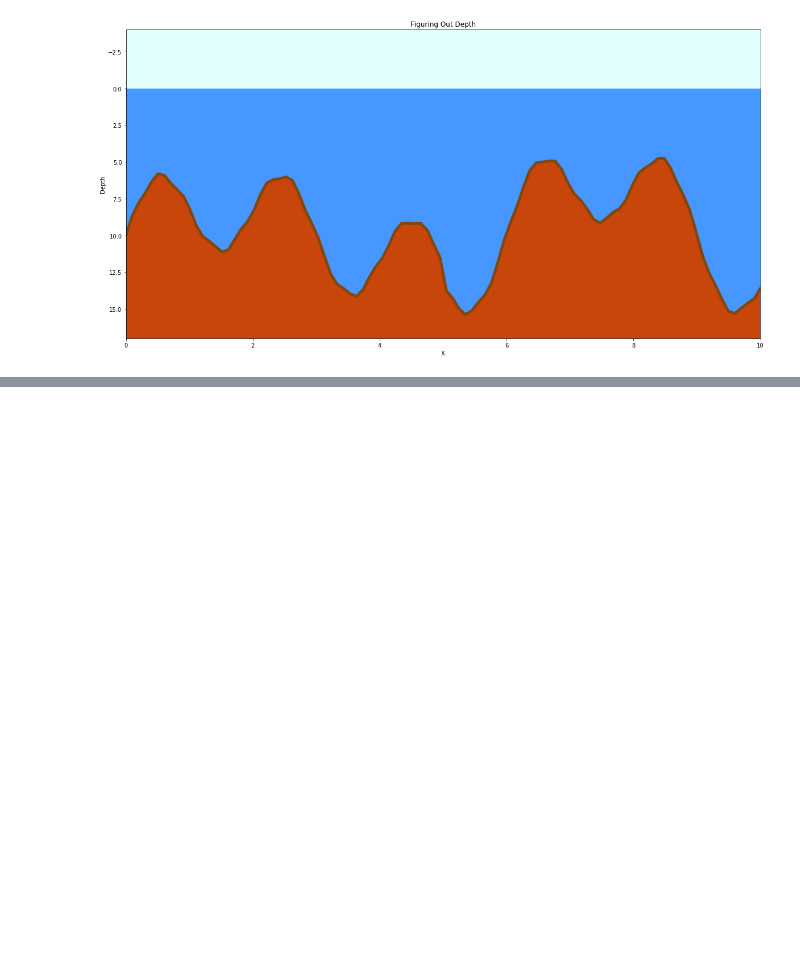
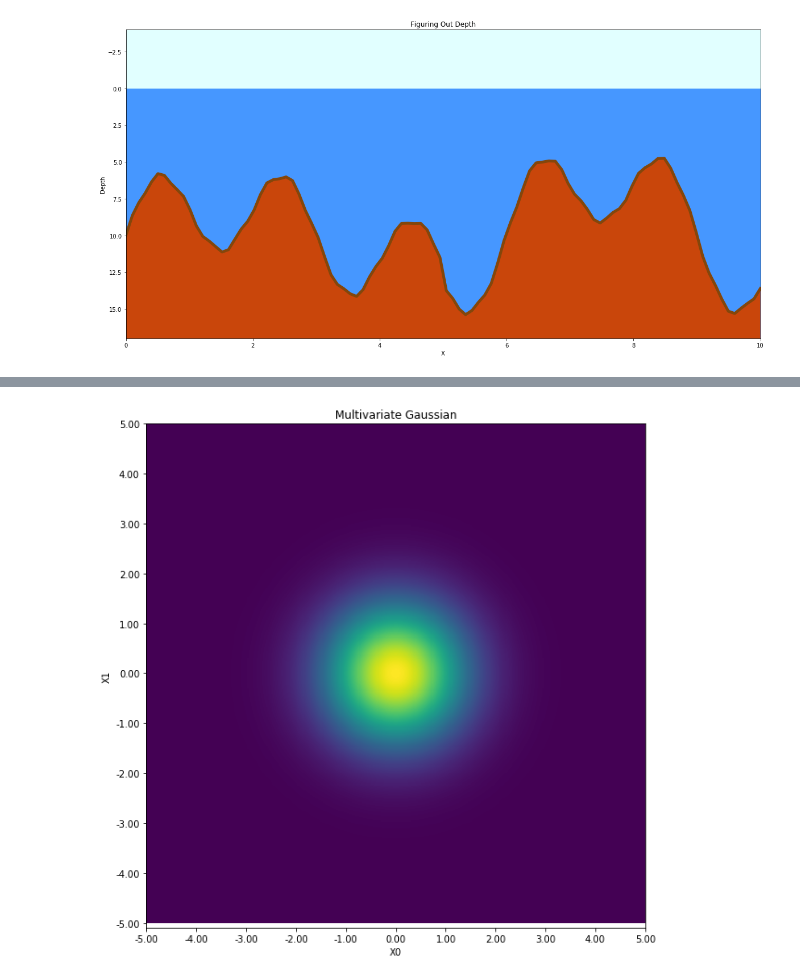
Before and after one commit to Keyrat06/Gaussian_Processes, a Jupyter notebook: Simple Live Example.ipynb, the cells around one changed output, grey strips where cells are left out. Cells and saved outputs as stored; diff of their text form; code cells hidden in the pictures; blank space fills up the shorter version.

```diff
--- a/Simple Live Example.ipynb
+++ b/Simple Live Example.ipynb
@@ -69,0 +93,48 @@ plt.show()
+# %%
+def gkern(mu, sigma, im_size=512, num_std = (5,5)):
+
+
+    def gkern(mu, sigma, im_size, x0_space, x1_space):
+        xx_0, xx_1 = np.meshgrid(x0_space, x1_space)
+        pos = np.array([xx_0,xx_1]).T
+        n = 2
+        Sigma_det = np.linalg.det(sigma)
+        Sigma_inv = np.linalg.inv(sigma)
+        N = np.sqrt((2*np.pi)**n * Sigma_det)
+        fac = np.einsum('...k,kl,...l->...', pos-mu, Sigma_inv, pos-mu)
+        return np.exp(-fac / 2) / N
+
+
+    mask = np.zeros((im_size, im_size))
+    x0_range = mu[0]-num_std[0]*sigma[0,0],mu[0]+num_std[0]*sigma[0,0]
+    x0_space = np.linspace(x0_range[0], x0_range[1],im_size)
+    x1_range = mu[1]-num_std[1]*sigma[1,1],mu[1]+num_std[1]*sigma[1,1]
+    x1_space = np.linspace(x1_range[0], x1_range[1],im_size)
+
+    mask = mask + gkern(mu, sigma, im_size, x0_space, x1_space)
+    return mask
+
+
+im_size = 512
+mu = np.array([0,0])
+sigma = np.array([[1,0],[0,1]])
+num_std = (5,5)
+
+fig, ax = plt.subplots()
+gaussian_image = gkern(mu, sigma, im_size, num_std)
+plt.ylim((-num_std[1]*sigma[1,1],num_std[1]*sigma[1,1]))
+ax.imshow(gaussian_image)
+ax.set_xticks(np.linspace(0,im_size,11))
+ax.set_yticks(np.linspace(0,im_size,11))
+ax.set_xticklabels(map(lambda x: "{:0.2f}".format(x),np.linspace(-num_std[0]*sigma[0,0], num_std[0]*sigma[0,0],11)))
+ax.set_yticklabels(map(lambda x: "{:0.2f}".format(x),np.linspace(-num_std[1]*sigma[1,1], num_std[1]*sigma[1,1],11)))
+
+ax.set_ylabel("X1")
+ax.set_xlabel("X0")
+ax.set_title("Multivariate Gaussian")
+# plt.xlim((-5,5))
+# plt.ylim((0,0.5))
+fig.set_size_inches((10,10))
+plt.show()
+# %% [output]
+[figure, added]
```
Also changed, not shown: parts of 2 cells of this notebook, 2 other files.
